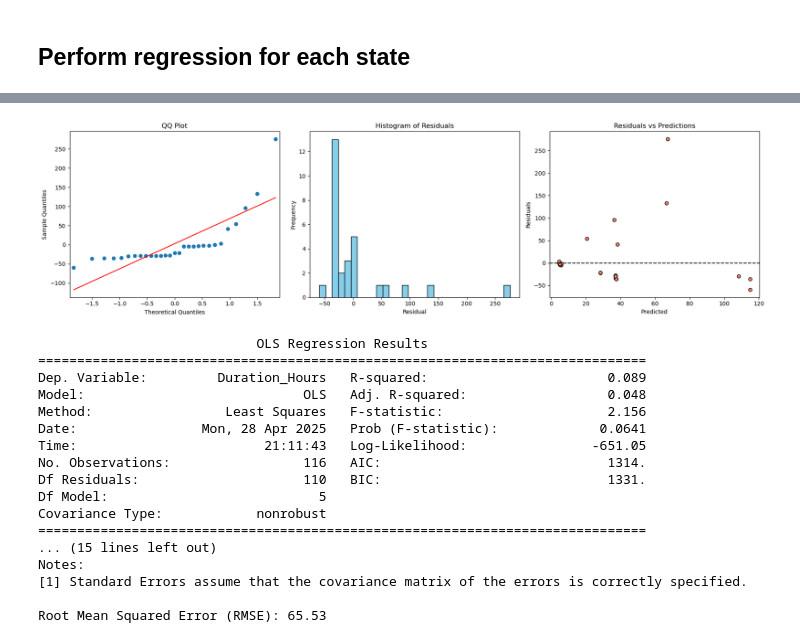
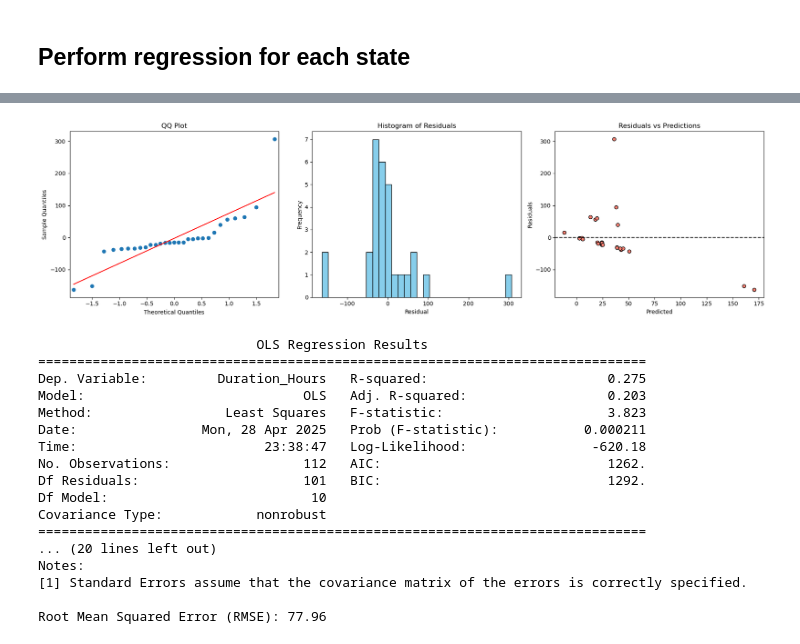
Before and after one commit to JerryZ-code/JZ_IFN695, a Jupyter notebook: 3.3.regression_with_unique_outages.ipynb, the cells around one changed output, grey strips where cells are left out. Saved outputs shown, nothing was run; the diff lists cells and outputs as text; code cells hidden in the pictures.

```diff
--- a/3.3.regression_with_unique_outages.ipynb
+++ b/3.3.regression_with_unique_outages.ipynb
@@ -169,22 +169,22 @@ ValueError: shapes (252,7) and (8,) not aligned: 7 (dim 1) != 8 (dim 0)
 # %%
 regression_summary_and_plots(TAS,
-                             ['Recall_Day_Hours', 'Recall_Night_Hours', 'Project Work?', 'Inter-Regional', 'Reason'])
+                             ['Recall_Day_Hours', 'Recall_Night_Hours', 'Project Work?', 'Inter-Regional', 'Reason', 'Status_Code'])
 # %% [output]
-[figure, old version]
+[figure, new version]
                             OLS Regression Results
 ==============================================================================
-Dep. Variable:         Duration_Hours   R-squared:                       0.089
-Model:                            OLS   Adj. R-squared:                  0.048
-Method:                 Least Squares   F-statistic:                     2.156
-Date:                Mon, 28 Apr 2025   Prob (F-statistic):             0.0641
-Time:                        21:11:43   Log-Likelihood:                -651.05
-No. Observations:                 116   AIC:                             1314.
-Df Residuals:                     110   BIC:                             1331.
-Df Model:                           5
+Dep. Variable:         Duration_Hours   R-squared:                       0.275
+Model:                            OLS   Adj. R-squared:                  0.203
+Method:                 Least Squares   F-statistic:                     3.823
+Date:                Mon, 28 Apr 2025   Prob (F-statistic):           0.000211
+Time:                        23:38:47   Log-Likelihood:                -620.18
+No. Observations:                 112   AIC:                             1262.
+Df Residuals:                     101   BIC:                             1292.
+Df Model:                          10
 Covariance Type:            nonrobust
 ==============================================================================
-... (15 lines left out)
+... (20 lines left out)
 Notes:
 [1] Standard Errors assume that the covariance matrix of the errors is correctly specified.
 
-Root Mean Squared Error (RMSE): 65.53
+Root Mean Squared Error (RMSE): 77.96
```
Also changed, not shown: parts of 7 cells of this notebook, 4 other files.
